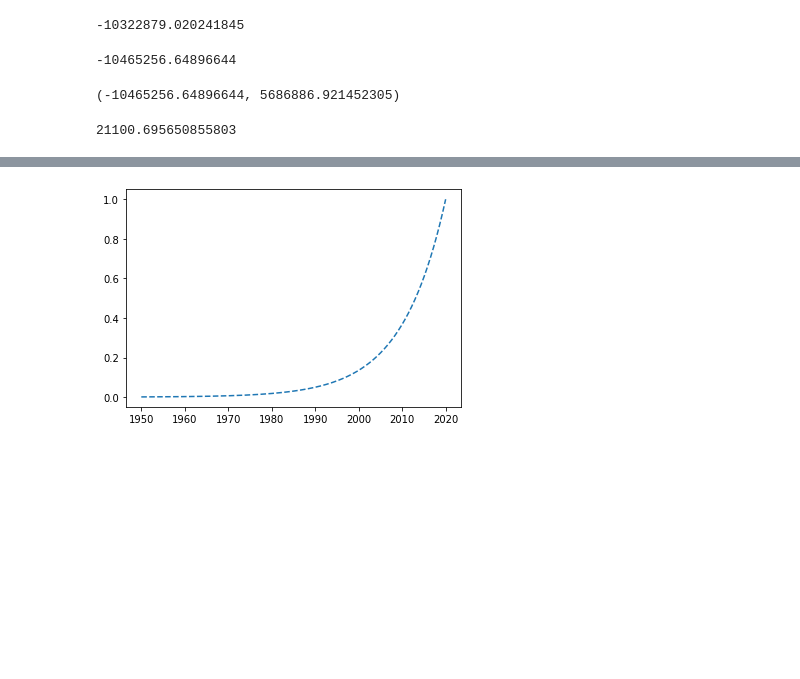
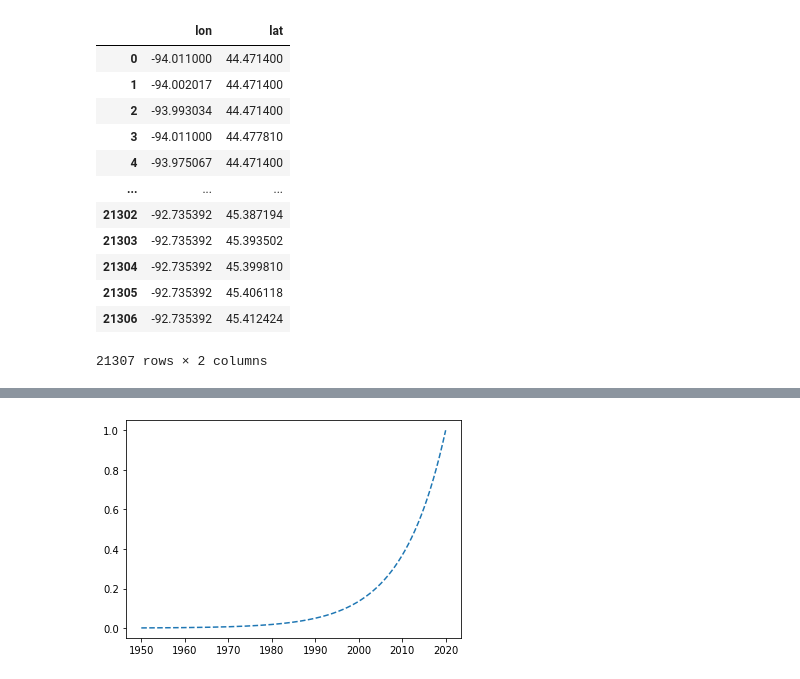
Before and after one commit to bwilliams2/tcmapper, a Jupyter notebook: devel/HouseDensityAnalysis.ipynb, the cells around one changed output, grey strips where cells are left out. Drawn from its saved outputs; the diff is of its cells as text; code cells hidden in the pictures; blank space fills up the shorter version.

```diff
--- a/devel/HouseDensityAnalysis.ipynb
+++ b/devel/HouseDensityAnalysis.ipynb
@@ -52,17 +10,0 @@ with open('metro_grid.csv', 'w') as of:
-# %%
-transformed_sw[0]
-# %% [output]
--10322879.020241845
-# %%
-transformed_ne[0]
-# %% [output]
--10465256.64896644
-# %%
-transformed_nw
-# %% [output]
-(-10465256.64896644, 5686886.921452305)
-# %%
-width = transformed_se[0] - transformed_nw[0]
-height = transformed_nw[1] - transformed_se[1]
-# %% [output]
-21100.695650855803
@@ -69,2 +13,18 @@ height = transformed_nw[1] - transformed_se[1]
+# %%
+metro_grid
+# %% [output]
+|  | lon | lat |
+| 0 | -94.011000 | 44.471400 |
+| 1 | -94.002017 | 44.471400 |
+| 2 | -93.993034 | 44.471400 |
+| 3 | -94.011000 | 44.477810 |
+| 4 | -93.975067 | 44.471400 |
+| ... | ... | ... |
+| 21302 | -92.735392 | 45.387194 |
+| 21303 | -92.735392 | 45.393502 |
+| 21304 | -92.735392 | 45.399810 |
+| 21305 | -92.735392 | 45.406118 |
+| 21306 | -92.735392 | 45.412424 |
+21307 rows × 2 columns
 # %%
 lat, lng = [45.147762, -93.134160]
```
Also changed, not shown: parts of 12 cells of this notebook, 21 other files.
